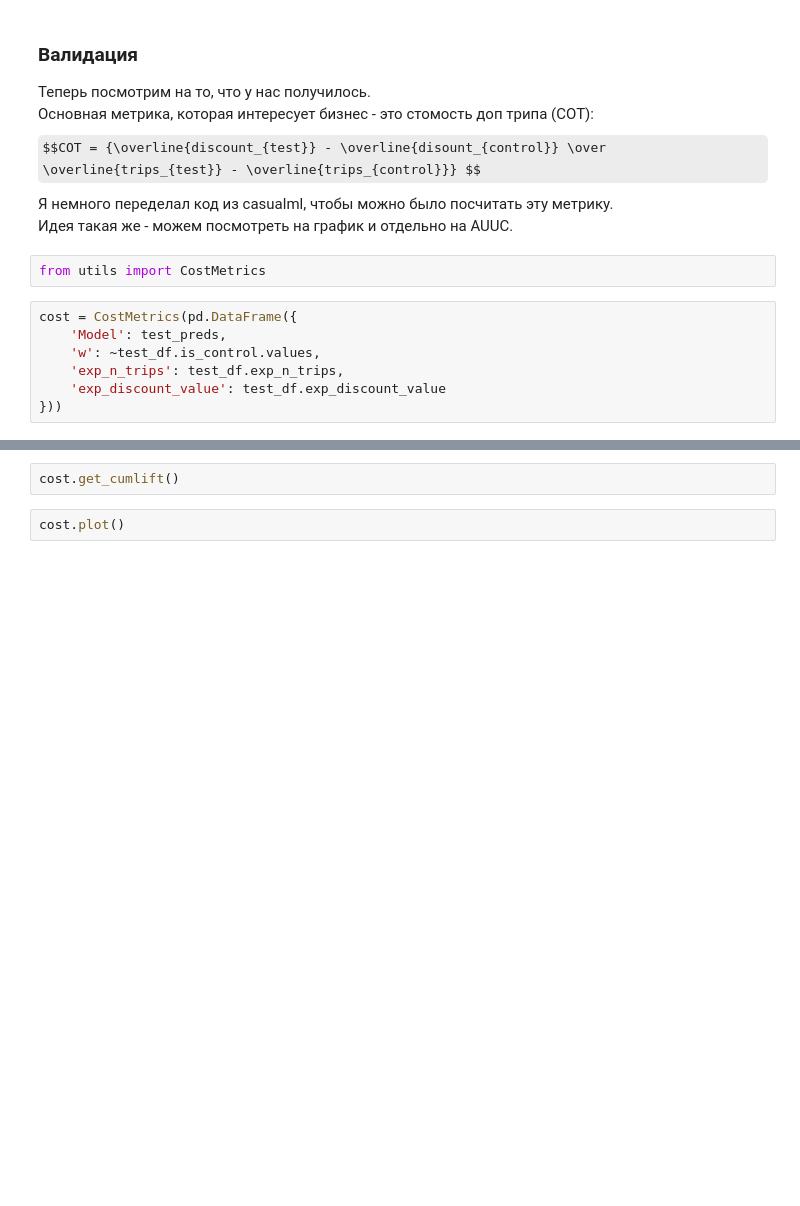
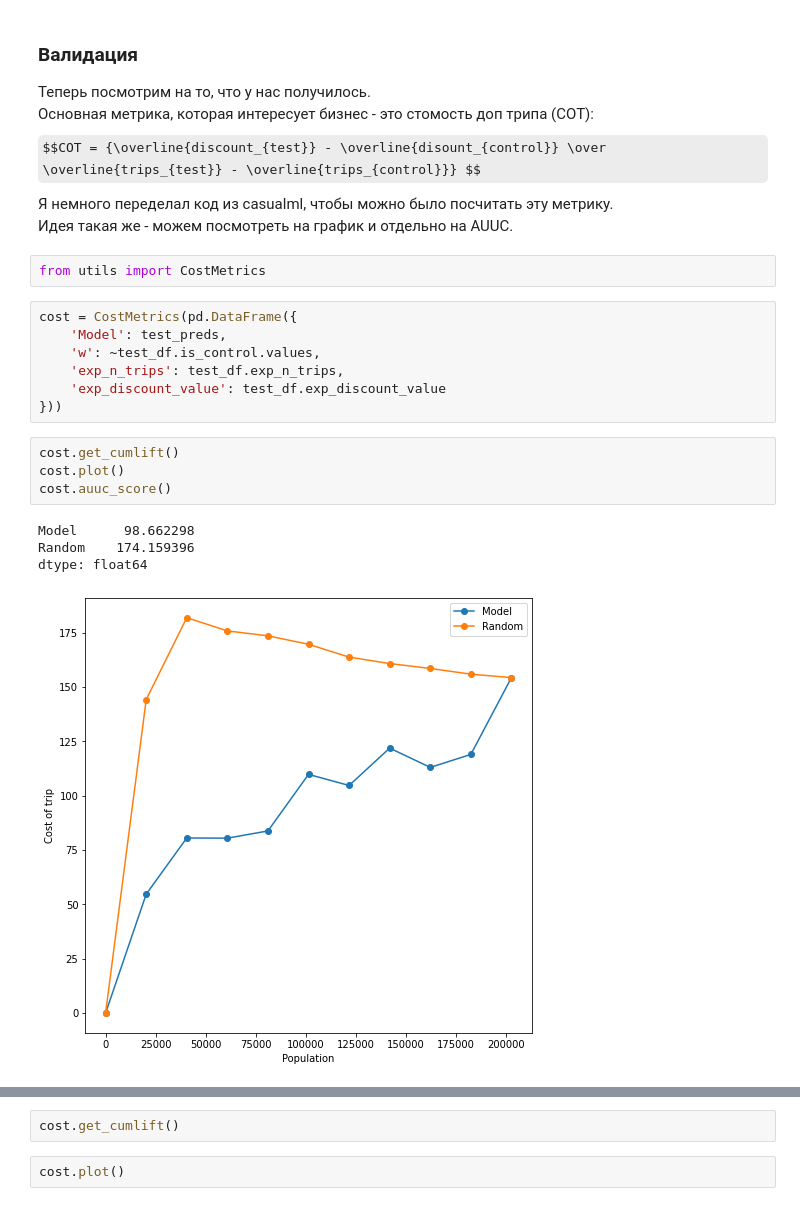
Before and after one commit to koshak98/SHAD21-CrowdSourcing, a Jupyter notebook: uplift_template.ipynb, the cells around one changed output, grey strips where cells are left out. Saved outputs shown, nothing was run; the diff lists cells and outputs as text; some formulas as TeX source; blank space fills up the shorter version.

```diff
--- a/uplift_template.ipynb
+++ b/uplift_template.ipynb
@@ -92,3 +92,12 @@ cost = CostMetrics(pd.DataFrame({
     'exp_n_trips': test_df.exp_n_trips,
     'exp_discount_value': test_df.exp_discount_value
 }))
+# %%
+cost.get_cumlift()
+cost.plot()
+cost.auuc_score()
+# %% [output]
+Model      98.662298
+Random    174.159396
+dtype: float64
+[figure, added]
```
Also changed, not shown: parts of 60 cells of this notebook.
